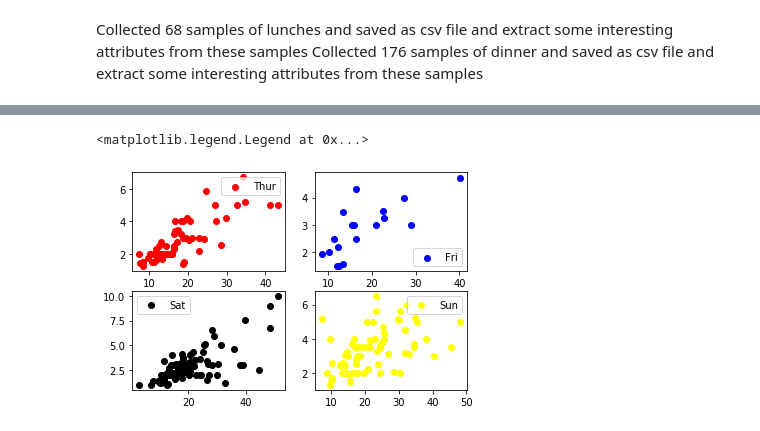
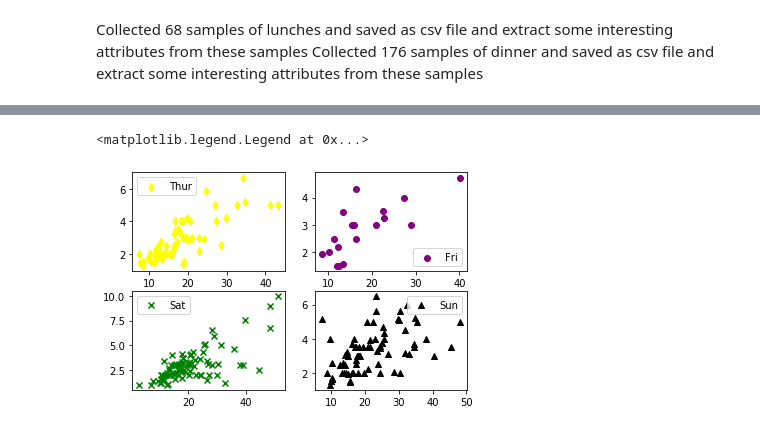
Before and after one commit to kiyokosaito/Fundamentals-projects, a Jupyter notebook: Fundamentals of Data Assessment .ipynb, the cells around one changed output, grey strips where cells are left out. Saved outputs shown, nothing was run; the diff lists cells and outputs as text; code cells hidden in the pictures.

```diff
--- a/Fundamentals of Data Assessment .ipynb
+++ b/Fundamentals of Data Assessment .ipynb
@@ -269,35 +269,35 @@ Y = df.iloc[:,1].values
 
 X1 = df1.iloc[:,0].values
 Y1 = df1.iloc[:,1].values
 
 X2 = df2.iloc[:,0].values
 Y2 = df2.iloc[:,1].values
 
 X3 = df3.iloc[:,0].values
 Y3 = df3.iloc[:,1].values
 
 
 #1st plot
 plt.subplot(2,2,1)
-plt.scatter(X,Y,color='red',marker='o',label='Thur')
+plt.scatter(X,Y,color='yellow',marker='d',label='Thur')
 plt.legend()
 
 
 # 2nd plot
 plt.subplot(2,2,2)
-plt.scatter(X1,Y1,color='blue',marker='o',label='Fri')
+plt.scatter(X1,Y1,color='purple',marker='o',label='Fri')
 plt.legend()
 
 # 3rd plot
 plt.subplot(2,2,3)
-plt.scatter(X2,Y2,color='black',marker='o',label='Sat')
+plt.scatter(X2,Y2,color='green',marker='x',label='Sat')
 plt.legend()
 
 
 # 4th plot
 plt.subplot(2,2,4)
-plt.scatter(X3,Y3,color='yellow',marker='o',label='Sun')
+plt.scatter(X3,Y3,color='black',marker='^',label='Sun')
 plt.legend()
 # %% [output]
 <matplotlib.legend.Legend at 0x...>
-[figure, old version]
+[figure, new version]
```
Also changed, not shown: parts of 5 cells of this notebook.
